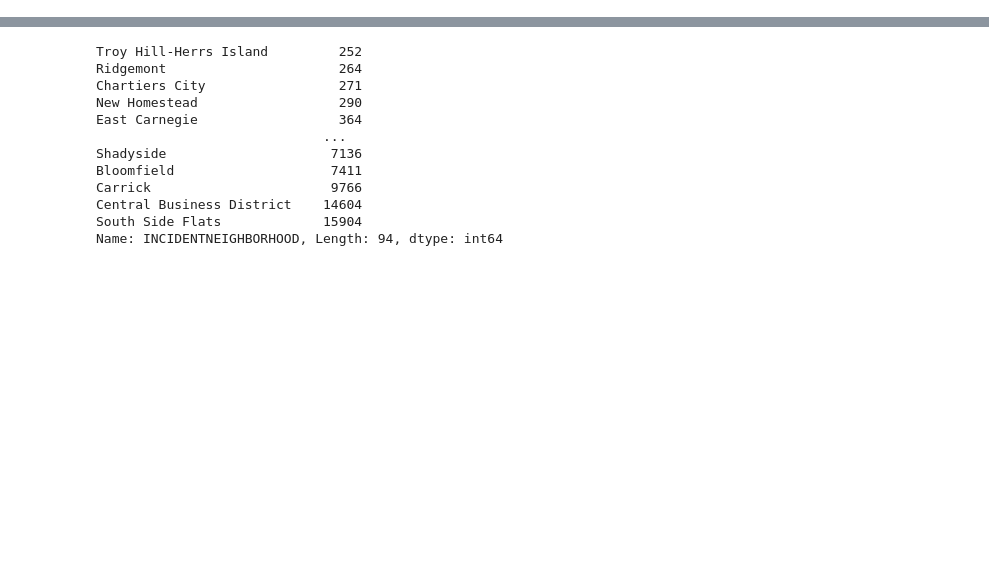
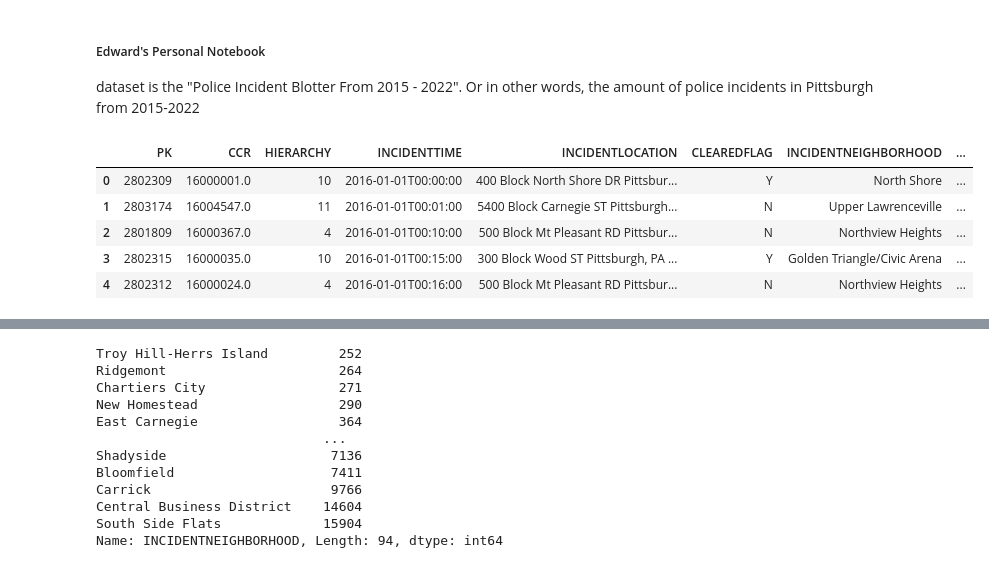
Before and after one commit to EddieTrey/CMPINF0010-Final-Project, a Jupyter notebook: Overall Notebook.ipynb, the cells around one changed output, grey strips where cells are left out. Drawn from its saved outputs; the diff is of its cells as text; code cells hidden in the pictures; blank space fills up the shorter version.

Commit message:
Done with my parts for all notebooks
check commits and comments for info

```diff
--- a/Overall Notebook.ipynb
+++ b/Overall Notebook.ipynb
@@ -1,3 +1,6 @@
+# %% [markdown]
+##### Edward's Personal Notebook
+dataset is the "Police Incident Blotter From 2015 - 2022". Or in other words, the amount of police incidents in Pittsburgh from 2015-2022
 # %%
 # importing required libraries and settings
 import pandas as pd
@@ -6,3 +9,14 @@ import matplotlib.pyplot as plt
 %matplotlib inline
 import geopandas
 pd.set_option('display.max_colwidth', None)
+# %%
+# Reading in data
+df = pd.read_csv("crimeall.csv", sep = ',')
+df.head(5)            # print dataframe sample
+# %% [output]
+|  | PK | CCR | HIERARCHY | INCIDENTTIME | INCIDENTLOCATION | CLEAREDFLAG | INCIDENTNEIGHBORHOOD | ... |
+| 0 | 2802309 | 16000001.0 | 10 | 2016-01-01T00:00:00 | 400 Block North Shore DR Pittsbur... | Y | North Shore | ... |
+| 1 | 2803174 | 16004547.0 | 11 | 2016-01-01T00:01:00 | 5400 Block Carnegie ST Pittsburgh... | N | Upper Lawrenceville | ... |
+| 2 | 2801809 | 16000367.0 | 4 | 2016-01-01T00:10:00 | 500 Block Mt Pleasant RD Pittsbur... | N | Northview Heights | ... |
+| 3 | 2802315 | 16000035.0 | 10 | 2016-01-01T00:15:00 | 300 Block Wood ST Pittsburgh, PA ... | Y | Golden Triangle/Civic Arena | ... |
+| 4 | 2802312 | 16000024.0 | 4 | 2016-01-01T00:16:00 | 500 Block Mt Pleasant RD Pittsbur... | N | Northview Heights | ... |
```
Also changed, not shown: parts of 4 cells of this notebook, 1 other file.
